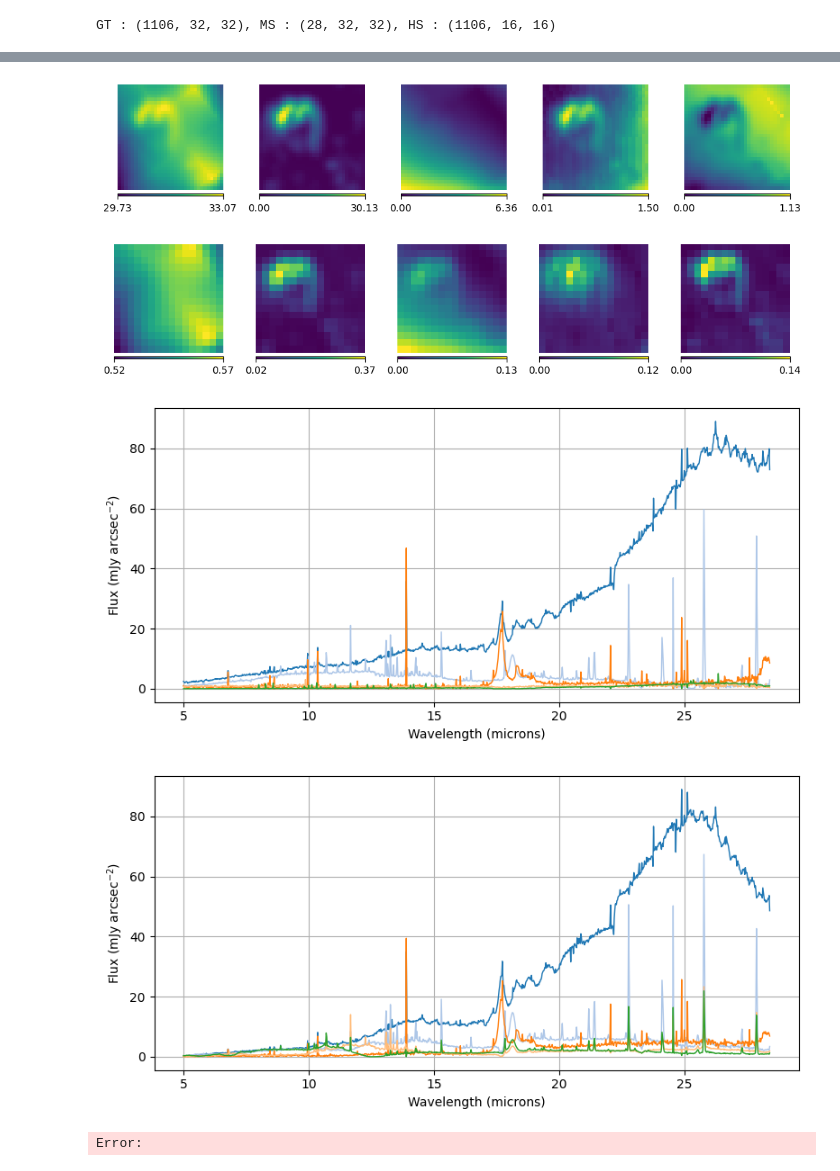
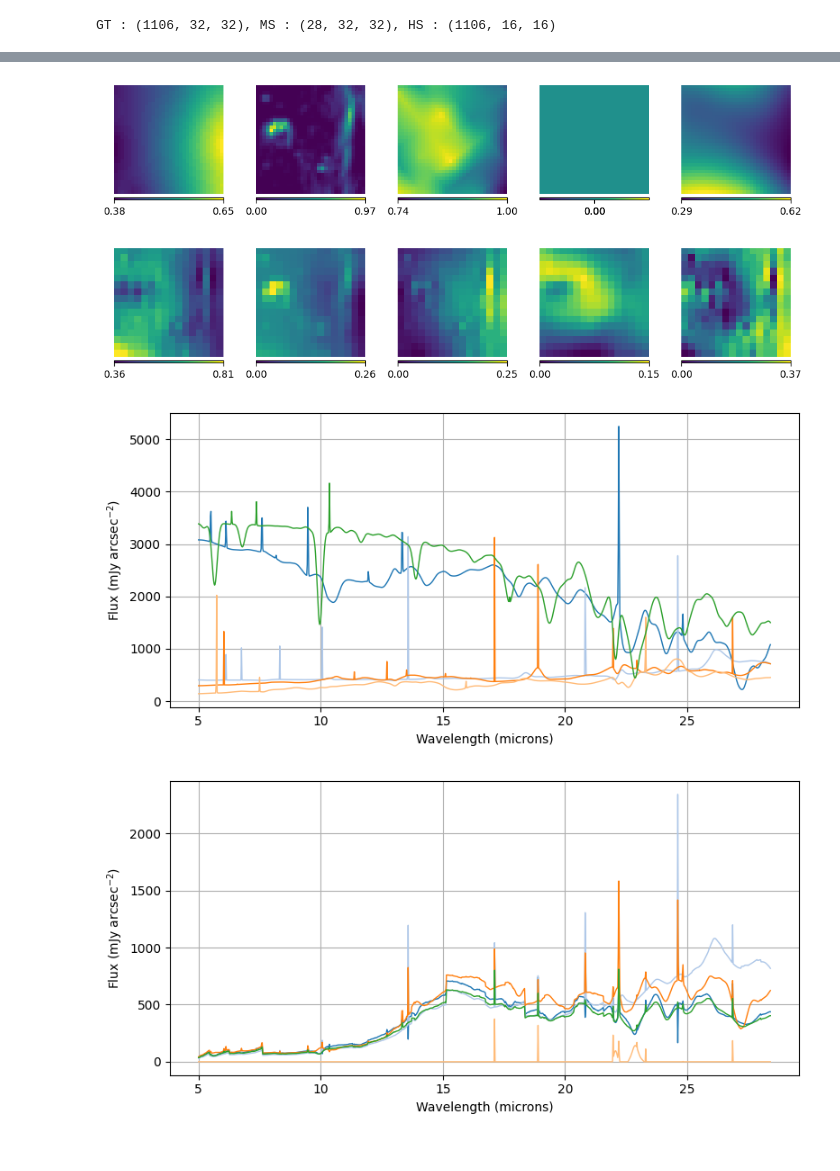
Before and after one commit to Pierre-LaurentC/MS-HS-Fusion-Study-Case, a Jupyter notebook: prepare_new_test.ipynb, the cells around one changed output, grey strips where cells are left out. Cells and saved outputs as stored; diff of their text form; code cells hidden in the pictures.

```diff
--- a/prepare_new_test.ipynb
+++ b/prepare_new_test.ipynb
@@ -197,24 +289,20 @@ Error:
 # %%
 # hs_noisy_inverted = (hs_noisy/L_pce_NIRSpec[:, np.newaxis, np.newaxis])/(L_pce_NIRSpec.max()*100)
-A_hs, E_hs, scaler = unmix(hs_final, scaler=0, alpha_W=1e-6, alpha_H='same', l1_ratio=0.0)
+A_hs, E_hs, scaler = unmix_constrained(hs_final, scaler=None, alpha_W=1e-8, alpha_H='same', l1_ratio=0.0)
 
-# for u, unmixed_spec in enumerate(E_hs):
-#     E_hs[u] = norm_hypercube(unmixed_spec, min_value=mixture_specs[u].min(), max_value=mixture_specs[u].max())
+plot_sampled_images(maps[:, margin//2:-margin//2, margin//2:-margin//2], nb_columns=5, cbar=True, cbar_position='bottom', size=(10,5))
+plot_sampled_images(A_hs, nb_columns=5, cbar=True, cbar_position='bottom', size=(10,5))
+plot_spec(L_specs)
+plot_spec(E_hs)
 
-E_hs = norm_hypercube(E_hs, min_value=L_specs.min(), max_value=L_specs.max())
+# E_hs = norm_hypercube(E_hs, min_value=L_specs.min(), max_value=L_specs.max())
 
 np.save(f"/home/plcristille/dev/JWST/fusion_inverse/MS-HS-Fusion-Study-Case/data_new/lmm_specs_SNR{snr_HS}.npy", E_hs)
 np.save("/home/plcristille/dev/JWST/fusion_inverse/MS-HS-Fusion-Study-Case/data_new/GT_specs.npy", L_specs)
 np.save(f"/home/plcristille/dev/JWST/fusion_inverse/MS-HS-Fusion-Study-Case/data_new/true_maps.npy", maps)
 np.save("/home/plcristille/dev/JWST/fusion_inverse/MS-HS-Fusion-Study-Case/data_new/scaler.npy", scaler)
+# %% [output]
+[figure, added]
+[figure, added]
+[figure, added]
+[figure, added]
-# %%
-plot_sampled_images(maps[:, margin//2:-margin//2, margin//2:-margin//2], nb_columns=5, cbar=True, cbar_position='bottom', size=(10,5))
-plot_sampled_images(A_hs, nb_columns=5, cbar=True, cbar_position='bottom', size=(10,5))
-plot_spec(L_specs)
-plot_spec(E_hs)
-# %% [output]
-[figure, removed]
-[figure, removed]
-[figure, removed]
-[figure, removed]
-Error:
```
Also changed, not shown: parts of 9 cells of this notebook, 3 other files.
